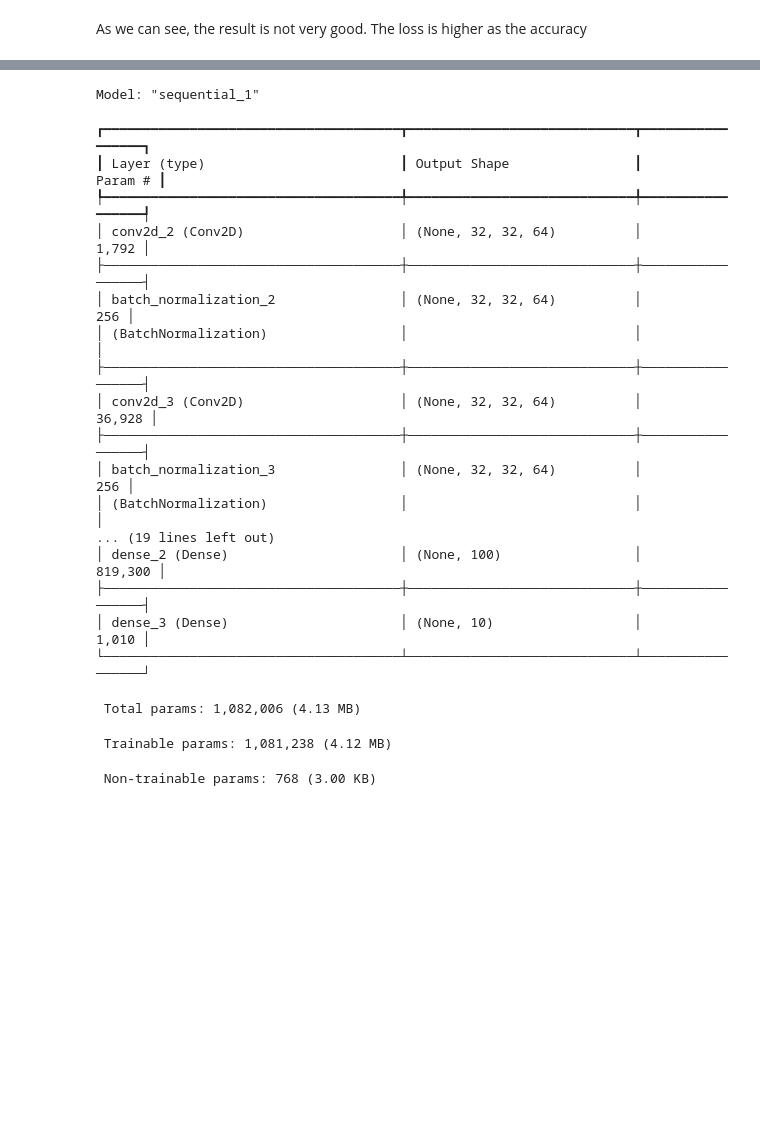
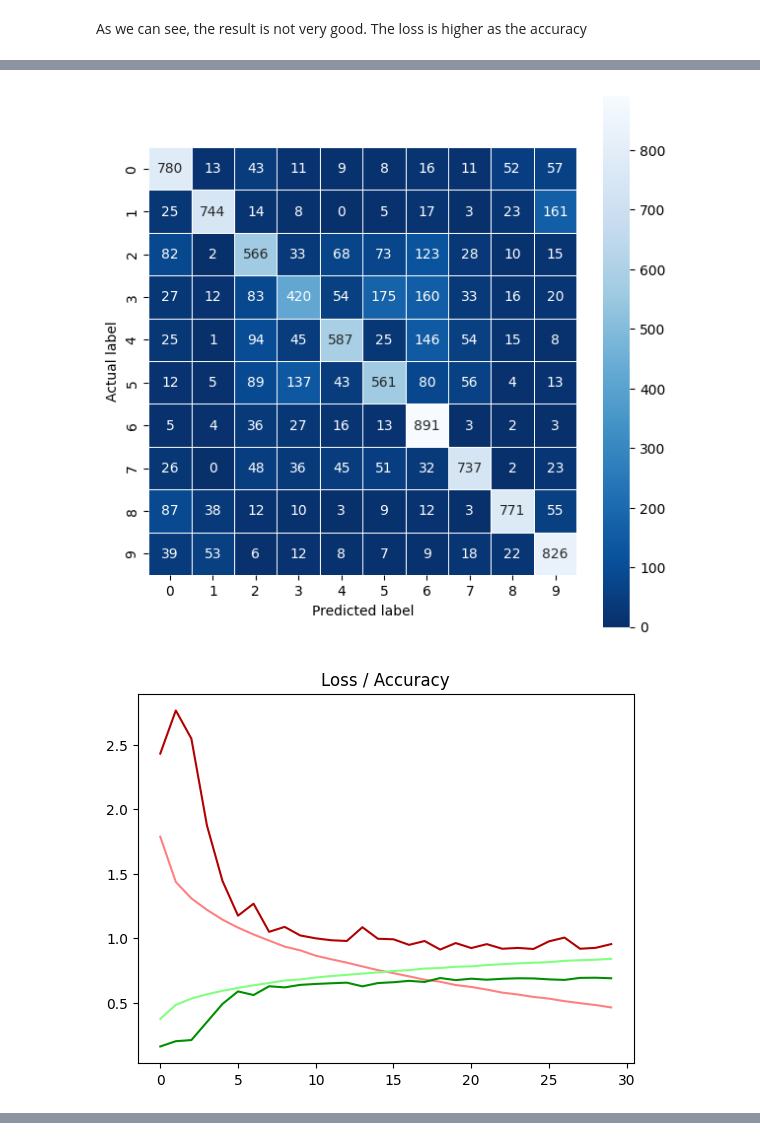
Before and after one commit to babyodacode/image_classification_project, a Jupyter notebook: model.ipynb, the cells around one changed output, grey strips where cells are left out. Saved outputs shown, nothing was run; the diff lists cells and outputs as text; code cells hidden in the pictures; blank space fills up the shorter version.

```diff
--- a/model.ipynb
+++ b/model.ipynb
@@ -46,13 +59,12 @@ plot_random_images()
 # %%
 # The confusion matrix shows the counts of true positives, true negatives, false positives, and false negatives for each class, revealing how well the model predicts different classes.
 
-def show_confusion_matrix(cnn_model, y_test_data, x_test_data, name):
-    predictions = cnn_model.predict(x_test_data)
-    predictions = np.argmax(predictions, axis=1)
+def show_confusion_matrix(y_test_data, prediction, name):
+    prediction = np.argmax(prediction, axis=1)
     gt = np.argmax(y_test_data, axis=1)
 
-    cm = metrics.confusion_matrix(gt, predictions)
-    plt.figure(figsize=(8,8))
+    cm = metrics.confusion_matrix(gt, prediction)
+    plt.figure(figsize=(7,7))
     sns.heatmap(cm, annot=True, fmt='d', linewidths=.5, square = True, cmap = 'Blues_r')
     plt.ylabel('Actual label')
     plt.xlabel('Predicted label')
@@ -69,8 +81,7 @@ def show_compare_graph(cnn_history, name):
     plt.show()
 # %%
 # function to get the F-1 score
-def show_classification_report(cnn_model, y_test_data, x_test_data):
-    predictions = cnn_model.predict(x_test_data)
-    predictions = np.argmax(predictions, axis=1)
+def show_classification_report(y_test_data, prediction):
+    prediction = np.argmax(prediction, axis=1)
     y_data_argmax = np.argmax(y_test_data, axis=1)
-    print(metrics.classification_report(y_data_argmax, predictions))
+    print(metrics.classification_report(y_data_argmax, prediction))
@@ -280,0 +219,3 @@ weighted avg       0.69      0.69      0.68     10000
+# %%
+evaluate_model(model2, history2, x_test, y_test, 'model_2')
+# %% [output]
@@ -280,0 +223,2 @@ weighted avg       0.69      0.69      0.68     10000
+[figure, added]
+[figure, added]
@@ -299,31 +262,6 @@ model3 = Sequential([
     Dense(100, activation='relu'), # Add a dense layer with 100 units
     Dense(10, activation='softmax') # Add the output classification layer with softmax activation for 10 classes
 ])
-
-# Print model summary
-model3.summary()
-# %% [output]
-Model: "sequential_1"
-┏━━━━━━━━━━━━━━━━━━━━━━━━━━━━━━━━━━━━━━┳━━━━━━━━━━━━━━━━━━━━━━━━━━━━━┳━━━━━━━━━━━━━━━━━┓
-┃ Layer (type)                         ┃ Output Shape                ┃         Param # ┃
-┡━━━━━━━━━━━━━━━━━━━━━━━━━━━━━━━━━━━━━━╇━━━━━━━━━━━━━━━━━━━━━━━━━━━━━╇━━━━━━━━━━━━━━━━━┩
-│ conv2d_2 (Conv2D)                    │ (None, 32, 32, 64)          │           1,792 │
-├──────────────────────────────────────┼─────────────────────────────┼─────────────────┤
-│ batch_normalization_2                │ (None, 32, 32, 64)          │             256 │
-│ (BatchNormalization)                 │                             │                 │
-├──────────────────────────────────────┼─────────────────────────────┼─────────────────┤
-│ conv2d_3 (Conv2D)                    │ (None, 32, 32, 64)          │          36,928 │
-├──────────────────────────────────────┼─────────────────────────────┼─────────────────┤
-│ batch_normalization_3                │ (None, 32, 32, 64)          │             256 │
-│ (BatchNormalization)                 │                             │                 │
-... (19 lines left out)
-│ dense_2 (Dense)                      │ (None, 100)                 │         819,300 │
-├──────────────────────────────────────┼─────────────────────────────┼─────────────────┤
-│ dense_3 (Dense)                      │ (None, 10)                  │           1,010 │
-└──────────────────────────────────────┴─────────────────────────────┴─────────────────┘
- Total params: 1,082,006 (4.13 MB)
- Trainable params: 1,081,238 (4.12 MB)
- Non-trainable params: 768 (3.00 KB)
 # %%
 # Compile model
 model3.compile(optimizer='sgd', loss='categorical_crossentropy', metrics=['accuracy'])
```
Also changed, not shown: parts of 58 cells of this notebook, 20 other files.
